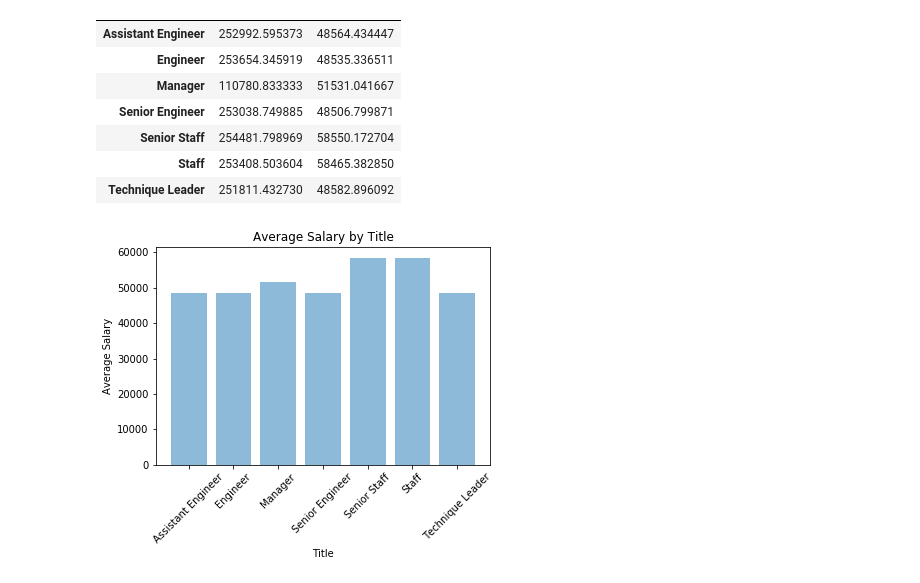
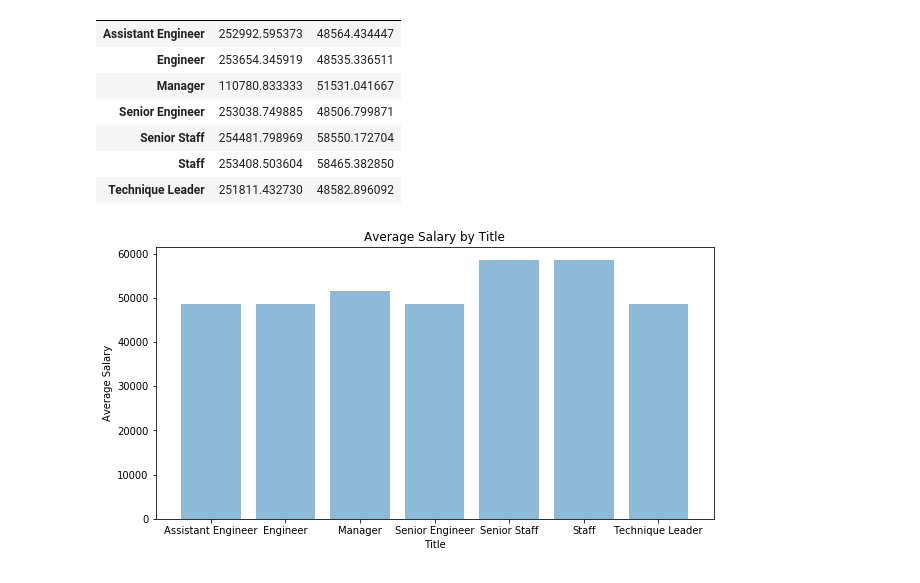
Before and after one commit to gemelodyyu/SQL-challenge, a Jupyter notebook: EmployeeSQL/Bonus.ipynb, the cells around one changed output. Saved outputs shown, nothing was run; the diff lists cells and outputs as text; code cells hidden in the pictures.

```diff
--- a/EmployeeSQL/Bonus.ipynb
+++ b/EmployeeSQL/Bonus.ipynb
@@ -91,25 +91,26 @@ grouped_title
 # %%
 # plot bar chart
 avg_salary = grouped_title["salary"]
 x_axis = np.arange(len(avg_salary))
 
 # tell matplotlib we are going to make a bar chart
 plt.bar(x_axis, avg_salary, alpha = 0.5, align = "center")
 
 # place headers for each of the x axis
 tick_locations = [value for value in x_axis]
 headers = grouped_title.index.values
-plt.xticks(tick_locations, headers, rotation=45)
+plt.xticks(tick_locations, headers)
 
 # set title and labels
 plt.title("Average Salary by Title")
 plt.xlabel("Title")
 plt.ylabel("Average Salary")
 
+
 # save graph
 plt.savefig("../Images/average_salary_bar.png")
 
 # print plot
 plt.show()
 # %% [output]
-[figure, old version]
+[figure, new version]
```
Also changed, not shown: 1 other file.
